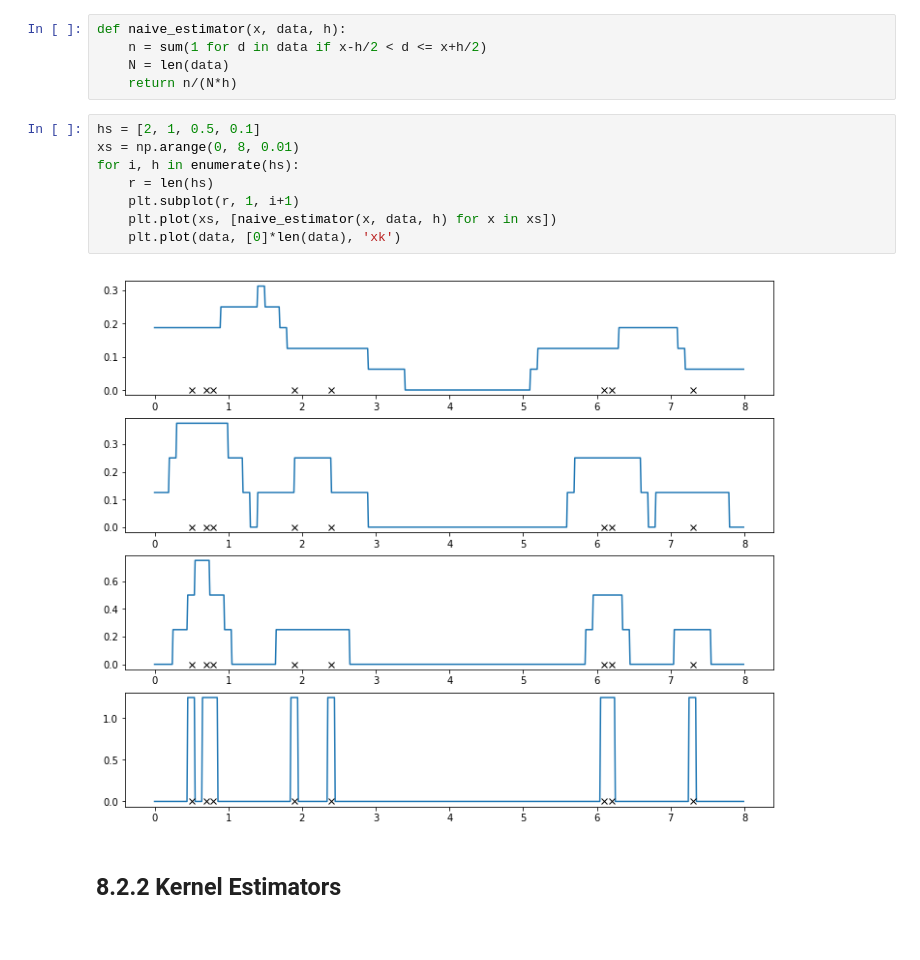
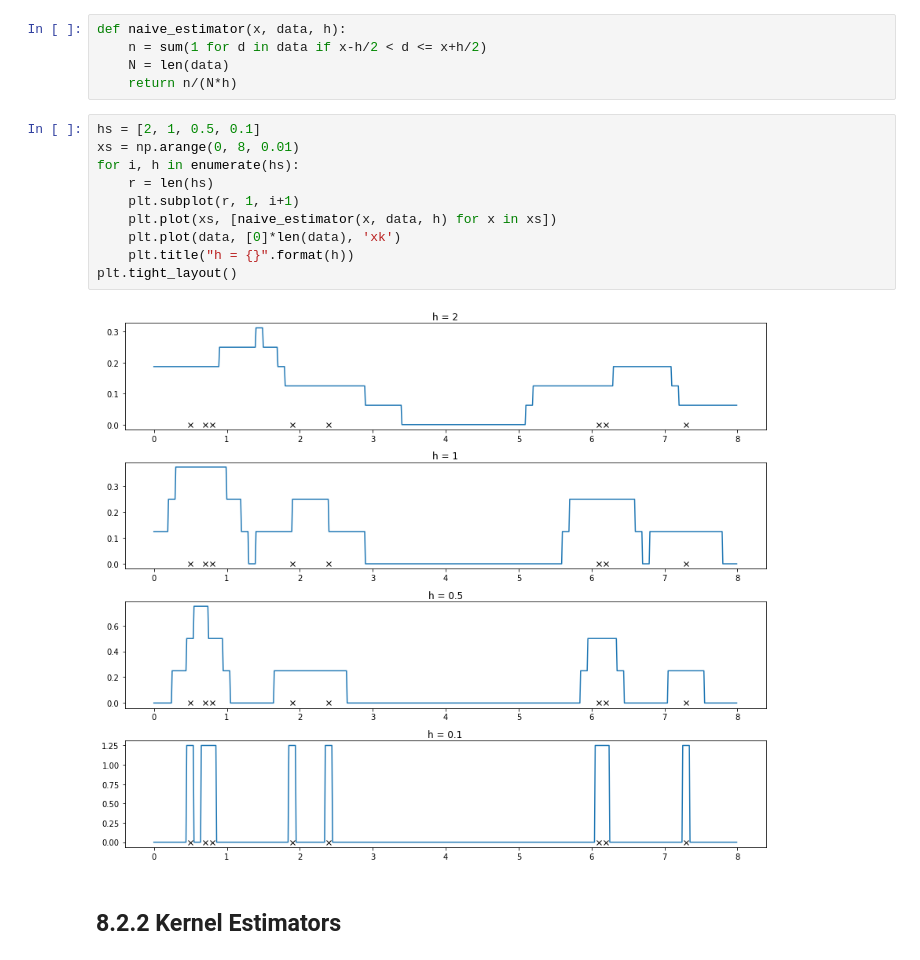
Before and after one commit to pfaion/NonparametricMethods, a Jupyter notebook: explore.ipynb, the cells around one changed output. Saved outputs shown, nothing was run; the diff lists cells and outputs as text.

```diff
--- a/explore.ipynb
+++ b/explore.ipynb
@@ -44,13 +44,15 @@ def naive_estimator(x, data, h):
 # %%
 hs = [2, 1, 0.5, 0.1]
 xs = np.arange(0, 8, 0.01)
 for i, h in enumerate(hs):
     r = len(hs)
     plt.subplot(r, 1, i+1)
     plt.plot(xs, [naive_estimator(x, data, h) for x in xs])
     plt.plot(data, [0]*len(data), 'xk')
+    plt.title("h = {}".format(h))
+plt.tight_layout()
 # %% [output]
-[figure, old version]
+[figure, new version]
 # %% [markdown]
 ## 8.2.2 Kernel Estimators
 # %% [markdown]
```
Also changed, not shown: parts of 4 cells of this notebook, 6 other files.
